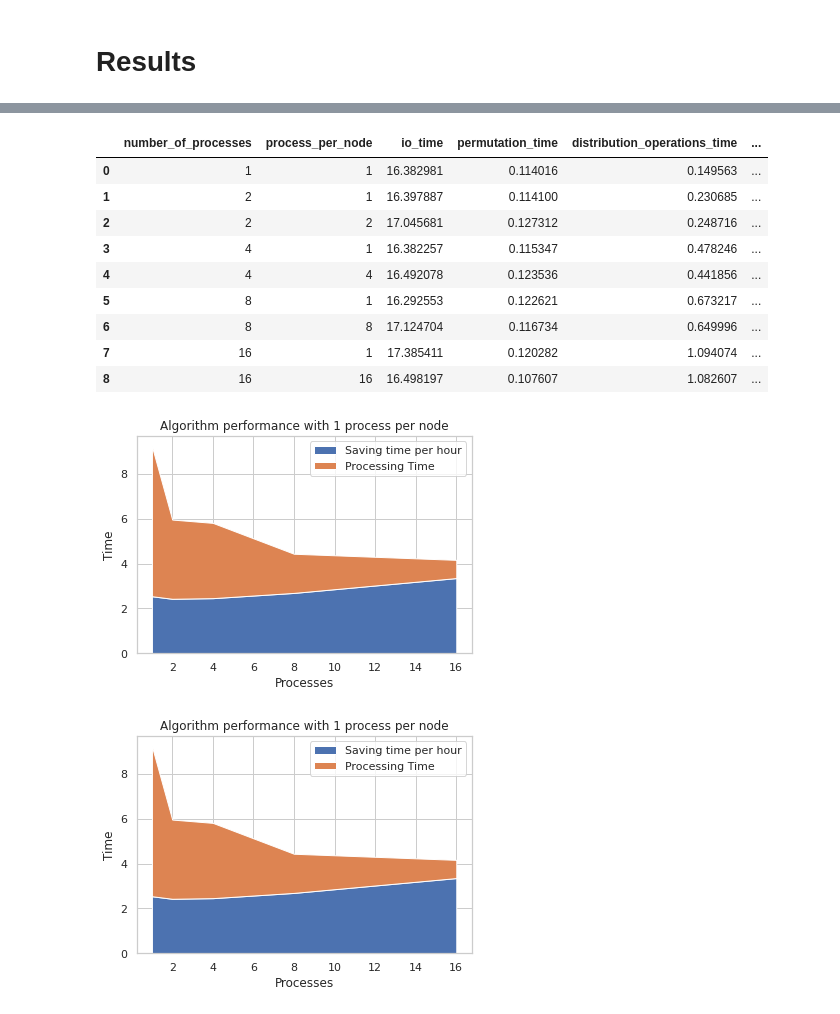
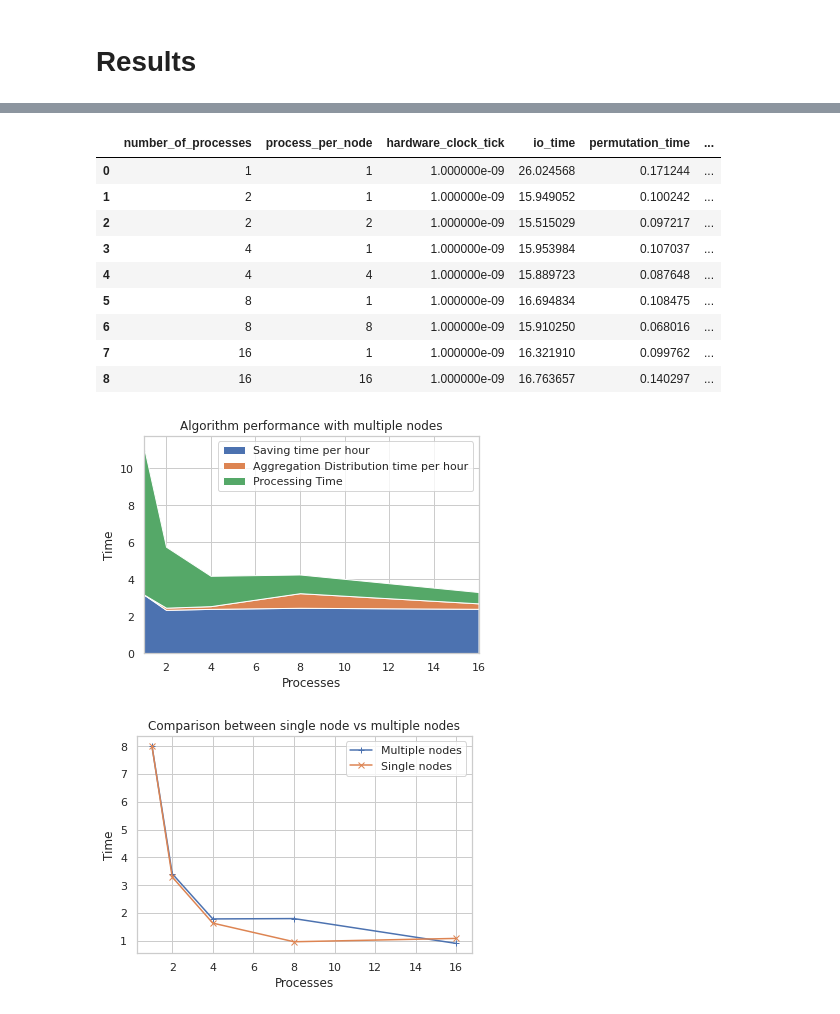
Before and after one commit to mbortolon97/ipfp-hpc-cluster, a Jupyter notebook: src/data_visualization/performance_graph.ipynb, the cells around one changed output, grey strips where cells are left out. Saved outputs shown, nothing was run; the diff lists cells and outputs as text; code cells hidden in the pictures.

```diff
--- a/src/data_visualization/performance_graph.ipynb
+++ b/src/data_visualization/performance_graph.ipynb
@@ -7,9 +7,10 @@ import seaborn as sns
 import numpy as np
 from matplotlib.ticker import MaxNLocator
 # %%
-df = pd.read_csv('/home/matteo/uniTN/hpc/results/result-summary.csv', index_col=False)
+df = pd.read_csv('/home/matteo/uniTN/hpc/results_new/result-summary.csv', index_col=False)
 del df['id']
-df['processing_time'] = df['average_time_per_hour'] - df['average_saving_time_per_hour']
+df['combine_processing_dist_agg_time'] = df['average_time_per_hour'] - df['average_saving_time_per_hour']
+df['processing_time'] = df['average_time_per_hour'] - df['average_saving_time_per_hour'] - df['average_aggregation_distribution_time_per_hour']
 df_grouped = df.groupby(['number_of_processes', 'process_per_node'], as_index=False).mean()
 # %%
 df
@@ -30,41 +31,46 @@ df
 # %%
 df_grouped
 # %% [output]
-|  | number_of_processes | process_per_node | io_time | permutation_time | distribution_operations_time | ... |
-| 0 | 1 | 1 | 16.382981 | 0.114016 | 0.149563 | ... |
-| 1 | 2 | 1 | 16.397887 | 0.114100 | 0.230685 | ... |
-| 2 | 2 | 2 | 17.045681 | 0.127312 | 0.248716 | ... |
-| 3 | 4 | 1 | 16.382257 | 0.115347 | 0.478246 | ... |
-| 4 | 4 | 4 | 16.492078 | 0.123536 | 0.441856 | ... |
-| 5 | 8 | 1 | 16.292553 | 0.122621 | 0.673217 | ... |
-| 6 | 8 | 8 | 17.124704 | 0.116734 | 0.649996 | ... |
-| 7 | 16 | 1 | 17.385411 | 0.120282 | 1.094074 | ... |
-| 8 | 16 | 16 | 16.498197 | 0.107607 | 1.082607 | ... |
+|  | number_of_processes | process_per_node | hardware_clock_tick | io_time | permutation_time | ... |
+| 0 | 1 | 1 | 1.000000e-09 | 26.024568 | 0.171244 | ... |
+| 1 | 2 | 1 | 1.000000e-09 | 15.949052 | 0.100242 | ... |
+| 2 | 2 | 2 | 1.000000e-09 | 15.515029 | 0.097217 | ... |
+| 3 | 4 | 1 | 1.000000e-09 | 15.953984 | 0.107037 | ... |
+| 4 | 4 | 4 | 1.000000e-09 | 15.889723 | 0.087648 | ... |
+| 5 | 8 | 1 | 1.000000e-09 | 16.694834 | 0.108475 | ... |
+| 6 | 8 | 8 | 1.000000e-09 | 15.910250 | 0.068016 | ... |
+| 7 | 16 | 1 | 1.000000e-09 | 16.321910 | 0.099762 | ... |
+| 8 | 16 | 16 | 1.000000e-09 | 16.763657 | 0.140297 | ... |
 # %%
+sns.set_theme(style="whitegrid")
+
 df_grouped_only_multiple_nodes = df_grouped[np.logical_or(df_grouped["number_of_processes"] != df_grouped["process_per_node"], df_grouped["number_of_processes"] == 1)]
 fig, ax = plt.subplots()
-ax.stackplot(df_grouped_only_multiple_nodes["number_of_processes"], [df_grouped_only_multiple_nodes["average_saving_time_per_hour"], df_grouped_only_multiple_nodes["processing_time"]],
-             labels=["Saving time per hour", "Processing Time"])
+ax.stackplot(df_grouped_only_multiple_nodes["number_of_processes"], [df_grouped_only_multiple_nodes["average_saving_time_per_hour"], df_grouped_only_multiple_nodes["average_aggregation_distribution_time_per_hour"], df_grouped_only_multiple_nodes["processing_time"]],
+             labels=["Saving time per hour", "Aggregation Distribution time per hour", "Processing Time"])
 ax.legend(loc='upper right')
-ax.set_title('Algorithm performance with 1 process per node')
+ax.set_title('Algorithm performance with multiple nodes')
 ax.set_xlabel('Processes')
 ax.set_ylabel('Time')
 
+ax.set_xlim([1,16])
+
 plt.show()
 # %% [output]
-[figure, old version]
+[figure, new version]
 # %%
-sns.set_theme(style="whitegrid")
+df_grouped_only_multiple_nodes = df_grouped[np.logical_or(df_grouped["number_of_processes"] != df_grouped["process_per_node"], df_grouped["number_of_processes"] == 1)]
+df_grouped_only_single_nodes = df_grouped[np.logical_or(df_grouped["number_of_processes"] == df_grouped["process_per_node"], df_grouped["number_of_processes"] == 1)]
 
-df_grouped_only_multiple_nodes = df_grouped[np.logical_or(df_grouped["number_of_processes"] != df_grouped["process_per_node"], df_grouped["number_of_processes"] == 1)]
 fig, ax = plt.subplots()
-ax.stackplot(df_grouped_only_multiple_nodes["number_of_processes"], [df_grouped_only_multiple_nodes["average_saving_time_per_hour"], df_grouped_only_multiple_nodes["processing_time"]],
-             labels=["Saving time per hour", "Processing Time"])
+ax.plot(df_grouped_only_multiple_nodes["number_of_processes"], df_grouped_only_multiple_nodes["combine_processing_dist_agg_time"], marker="+", label="Multiple nodes")
+ax.plot(df_grouped_only_single_nodes["number_of_processes"], df_grouped_only_single_nodes["combine_processing_dist_agg_time"], marker="x", label="Single nodes")
+
 ax.legend(loc='upper right')
-ax.set_title('Algorithm performance with 1 process per node')
+ax.set_title('Comparison between single node vs multiple nodes')
 ax.set_xlabel('Processes')
 ax.set_ylabel('Time')
 
 plt.show()
 # %% [output]
-[figure, old version]
+[figure, new version]
```
Also changed, not shown: parts of 4 cells of this notebook, 1 other file.
